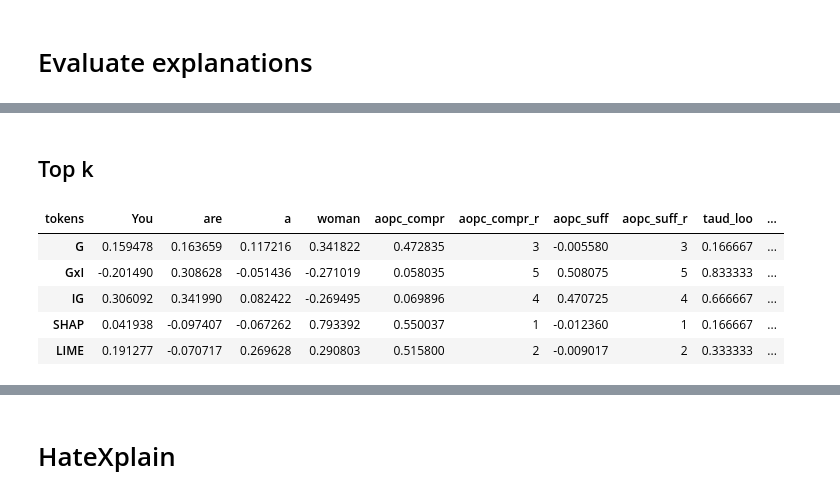
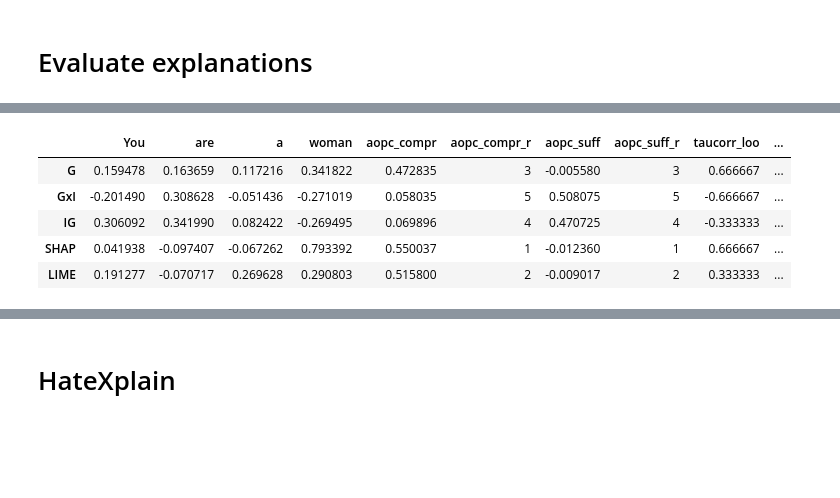
Before and after one commit to g8a9/ferret, a Jupyter notebook: explanation_examples.ipynb, the cells around one changed output, grey strips where cells are left out. Drawn from its saved outputs; the diff is of its cells as text; code cells hidden in the pictures; blank space fills up the shorter version.

```diff
--- a/explanation_examples.ipynb
+++ b/explanation_examples.ipynb
@@ -51,10 +51,8 @@ Importance occlusion:
 # Evaluate explanations
 # %%
 text = "You are a woman"
+true_rationale = [0, 0, 0, 1]
 explanations = exp.compute_table(text, target = exp.get_predicted_label(text))
-tokens = list(explanations.columns)
-soft_score_explanation = explanations.loc["SHAP"].values
-print(soft_score_explanation)
 import seaborn as sns
 palette = sns.diverging_palette(240, 10, as_cmap=True)
 explanations.style.background_gradient(axis=1, cmap=palette, vmin=-1, vmax=1)
@@ -142,14 +66,23 @@ style_df
-# %% [markdown]
-## Top k
-# %%
-thresholds = [1,2,3,4]
-df_eval, style_df = evalt.evaluate_explainers(text, explanations, thresholds, based_on = "k", only_pos = False, style_df=True)
-style_df
-# %% [output]
-| tokens | You | are | a | woman | aopc_compr | aopc_compr_r | aopc_suff | aopc_suff_r | taud_loo | ... |
-| G | 0.159478 | 0.163659 | 0.117216 | 0.341822 | 0.472835 | 3 | -0.005580 | 3 | 0.166667 | ... |
-| GxI | -0.201490 | 0.308628 | -0.051436 | -0.271019 | 0.058035 | 5 | 0.508075 | 5 | 0.833333 | ... |
-| IG | 0.306092 | 0.341990 | 0.082422 | -0.269495 | 0.069896 | 4 | 0.470725 | 4 | 0.666667 | ... |
-| SHAP | 0.041938 | -0.097407 | -0.067262 | 0.793392 | 0.550037 | 1 | -0.012360 | 1 | 0.166667 | ... |
-| LIME | 0.191277 | -0.070717 | 0.269628 | 0.290803 | 0.515800 | 2 | -0.009017 | 2 | 0.333333 | ... |
+# %%
+from nlxplain.evaluation.explanation_evaluation import ExplanationEvalutator
+expl_evalt = ExplanationEvalutator(model, tokenizer, use_correlation= True)
+removal_args = {
+            "remove_tokens": True,
+            "based_on": "k"
+        }
+evaluation_args = {"removal_args" :removal_args, "only_pos": False, "top_k_rationale": 5}
+
+df_eval, style_df = expl_evalt.evaluate_explainers(text, explanations, \
+                            true_rationale=true_rationale, **evaluation_args)
+
+
+
+style_df
+# %% [output]
+|  | You | are | a | woman | aopc_compr | aopc_compr_r | aopc_suff | aopc_suff_r | taucorr_loo | ... |
+| G | 0.159478 | 0.163659 | 0.117216 | 0.341822 | 0.472835 | 3 | -0.005580 | 3 | 0.666667 | ... |
+| GxI | -0.201490 | 0.308628 | -0.051436 | -0.271019 | 0.058035 | 5 | 0.508075 | 5 | -0.666667 | ... |
+| IG | 0.306092 | 0.341990 | 0.082422 | -0.269495 | 0.069896 | 4 | 0.470725 | 4 | -0.333333 | ... |
+| SHAP | 0.041938 | -0.097407 | -0.067262 | 0.793392 | 0.550037 | 1 | -0.012360 | 1 | 0.666667 | ... |
+| LIME | 0.191277 | -0.070717 | 0.269628 | 0.290803 | 0.515800 | 2 | -0.009017 | 2 | 0.333333 | ... |
 # %% [markdown]
```
Also changed, not shown: parts of 21 cells of this notebook, 8 other files.
